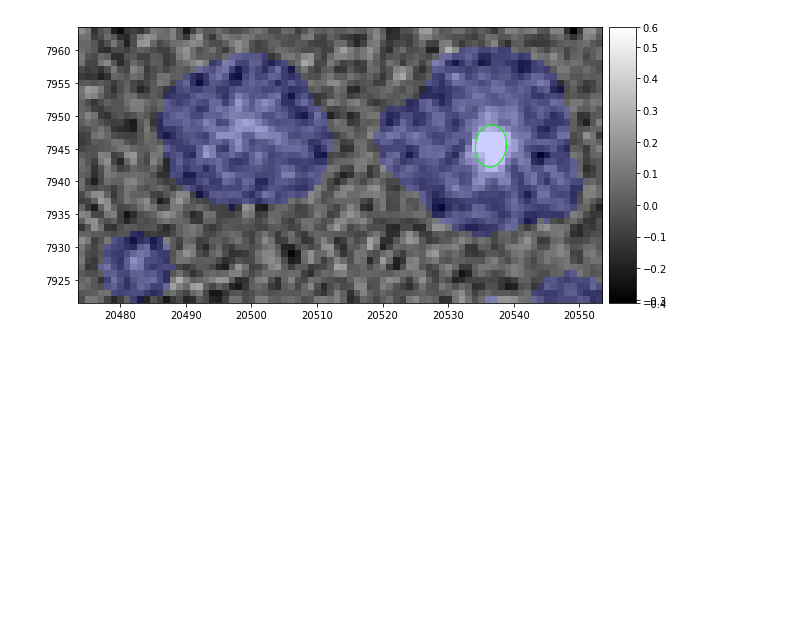
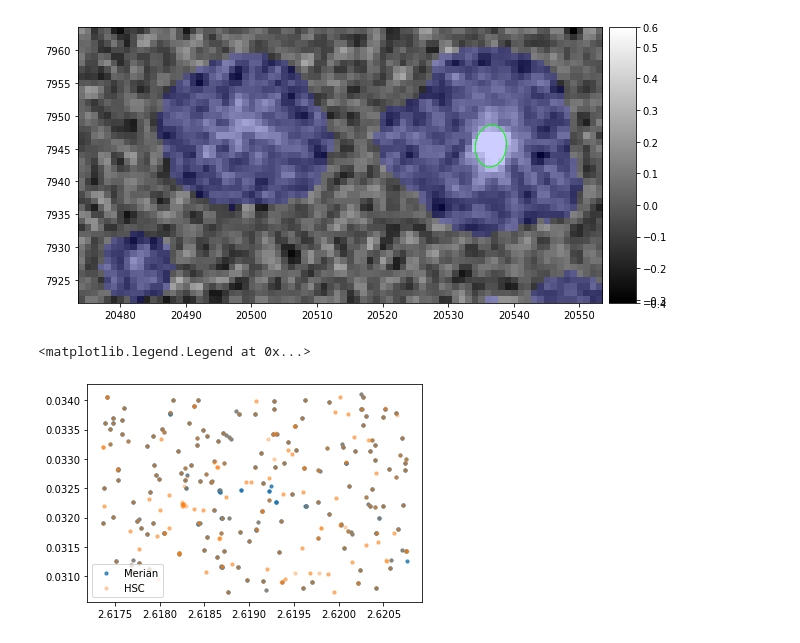
Before and after one commit to MerianSurvey/lambo, a Jupyter notebook: notebooks/hsc_gaap/refCat=Merian.ipynb, the cells around one changed output. Saved outputs shown, nothing was run; the diff lists cells and outputs as text; code cells hidden in the pictures; blank space fills up the shorter version.

```diff
--- a/notebooks/hsc_gaap/refCat=Merian.ipynb
+++ b/notebooks/hsc_gaap/refCat=Merian.ipynb
@@ -352,0 +445,39 @@ display.dot(shape, *obj.getCentroid()) #*bbox.getCenter())
+# %%
+# Load Merian catalog as reference
+filt = 'i'
+# filt = 'N708'
+tract = 9813
+patch = 23
+patch_old = f'{patch % 9},{patch // 9}'
+
+repo = '/projects/HSC/repo/main'
+collection = 'HSC/runs/RC2/w_2022_40/DM-36151'
+instr = 'HSC'
+# repo = '/projects/MERIAN/repo/'
+# collection = 'DECam/runs/merian/dr1_wide'
+# instr = 'DECam'
+
+import lsst.daf.butler as dafButler
+butler = dafButler.Butler(repo)
+dataId = dict(tract=tract, patch=patch, band=filt)
+
+refCatHSC = butler.get(
+    'deepCoadd_forced_src',
+    collections=collection,
+    dataId=dataId,
+    instrument=instr,
+    skymap='hsc_rings_v1',
+) #[0:8358:8357]
+# mag_HSC = -2.5 * np.log10(refCatHSC['base_CircularApertureFlux_12_0_instFlux'] * 57) + 30
+# refCatHSC
+# %%
+flag = (mag_Merian < 19) & (mag_Merian > 15)
+plt.scatter(refCatMerian['coord_ra'][flag], refCatMerian['coord_dec'][flag], s=10, label='Merian', alpha=0.8)
+
+flag = (mag_HSC < 19) & (mag_HSC > 15)
+plt.scatter(refCatHSC['coord_ra'][flag], refCatHSC['coord_dec'][flag], s=10, label='HSC', alpha=0.3)
+
+plt.legend()
+# %% [output]
+<matplotlib.legend.Legend at 0x...>
+[figure, added]
```
Also changed, not shown: parts of 15 cells of this notebook, 1 other file.
